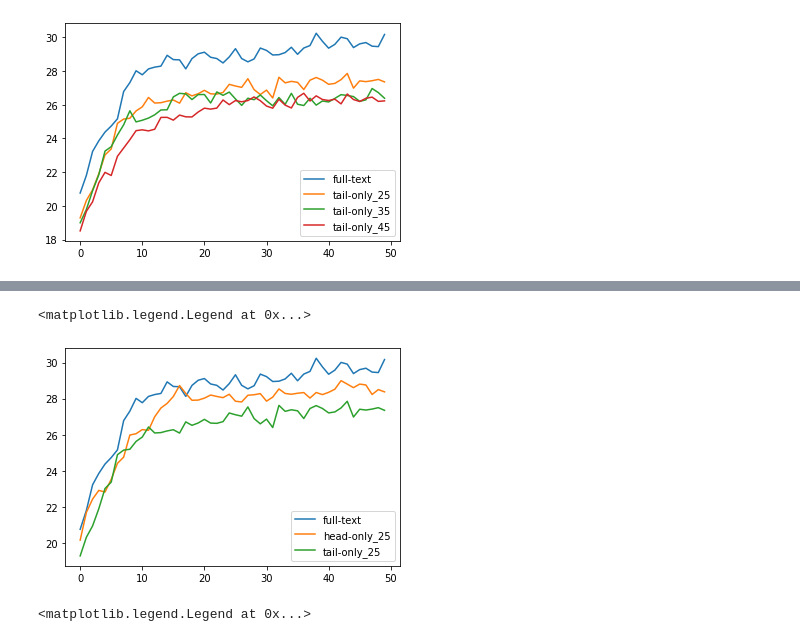
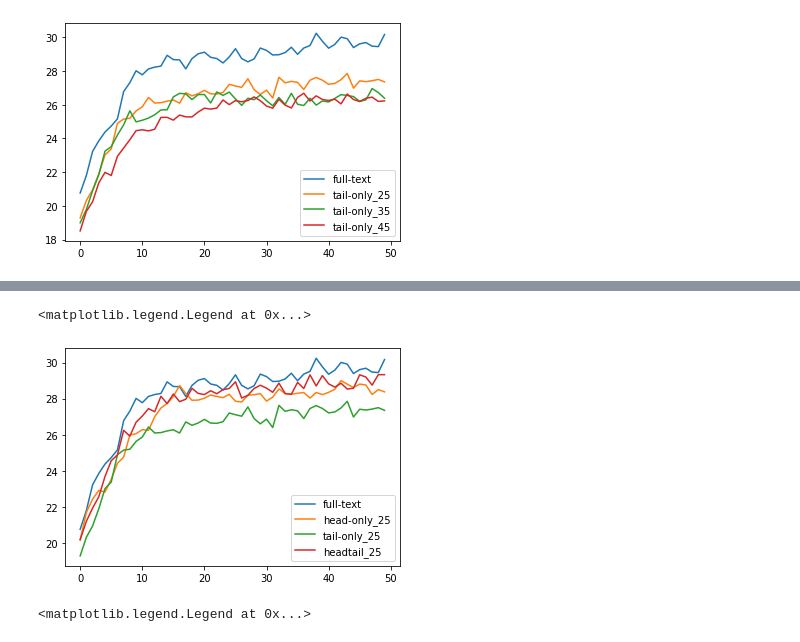
Before and after one commit to beaupranisaa/Text-Summarization, a Jupyter notebook: analysis/Shortening_Evaluation_50epochs.ipynb, the cells around one changed output, grey strips where cells are left out. Cells and saved outputs as stored; diff of their text form; code cells hidden in the pictures.

```diff
--- a/analysis/Shortening_Evaluation_50epochs.ipynb
+++ b/analysis/Shortening_Evaluation_50epochs.ipynb
@@ -14,19 +14,19 @@ import numpy as np
 # %% [markdown]
 #### Fine-tuned for 50 epochs
 # %%
-path = f"""../model/{model_params["MODEL"]}_{data}_full-text_50epochs/"""
+path = f"""../model/{model_params["MODEL"]}_{data}_full-text_0_50epochs_old/"""
 rougescore_fulltext = RougeScore(model = model_params["MODEL"], dataset = data, EPOCH = model_params['TRAIN_EPOCHS'], path = path)
 rougescores_fulltext = rougescore_fulltext.getscore_ave()
 
-path = f"""../model/{model_params["MODEL"]}_{data}_head-only25_50epochs/"""
-rougescore_head25 = RougeScore(model = model_params["MODEL"], dataset = data, EPOCH = model_params['TRAIN_EPOCHS'], path = path)
-rougescores_head25 = rougescore_head25.getscore_ave()
+# path = f"""../model/{model_params["MODEL"]}_{data}_head-only_25_50epochs/"""
+# rougescore_head25 = RougeScore(model = model_params["MODEL"], dataset = data, EPOCH = model_params['TRAIN_EPOCHS'], path = path)
+# rougescores_head25 = rougescore_head25.getscore_ave()
 
-path = f"""../model/{model_params["MODEL"]}_{data}_head-only35_50epochs/"""
-rougescore_head35 = RougeScore(model = model_params["MODEL"], dataset = data, EPOCH = model_params['TRAIN_EPOCHS'], path = path)
-rougescores_head35 = rougescore_head35.getscore_ave()
+# path = f"""../model/{model_params["MODEL"]}_{data}_head-only_35_50epochs/"""
+# rougescore_head35 = RougeScore(model = model_params["MODEL"], dataset = data, EPOCH = model_params['TRAIN_EPOCHS'], path = path)
+# rougescores_head35 = rougescore_head35.getscore_ave()
 
-path = f"""../model/{model_params["MODEL"]}_{data}_head-only45_50epochs/"""
-rougescore_head45 = RougeScore(model = model_params["MODEL"], dataset = data, EPOCH = model_params['TRAIN_EPOCHS'], path = path)
-rougescores_head45 = rougescore_head45.getscore_ave()
+# path = f"""../model/{model_params["MODEL"]}_{data}_head-only_45_50epochs/"""
+# rougescore_head45 = RougeScore(model = model_params["MODEL"], dataset = data, EPOCH = model_params['TRAIN_EPOCHS'], path = path)
+# rougescores_head45 = rougescore_head45.getscore_ave()
 # %% [output]
@@ -75,11 +116,12 @@ plt.legend()
 # %%
 plt.plot(rougescores_fulltext['rouge1'], label = 'full-text')
 plt.plot(rougescores_head25['rouge1'], label = 'head-only_25')
 plt.plot(rougescores_tail25['rouge1'], label = 'tail-only_25')
+plt.plot(rougescores_headtail25['rouge1'], label = 'headtail_25')
 plt.legend()
 # %% [output]
 <matplotlib.legend.Legend at 0x...>
-[figure, old version]
+[figure, new version]
 # %%
 plt.plot(rougescores_fulltext['rouge2'], label = 'full-text')
 plt.plot(rougescores_head25['rouge2'], label = 'head-only_25')
```
Also changed, not shown: parts of 4 cells of this notebook, 10 other files.
